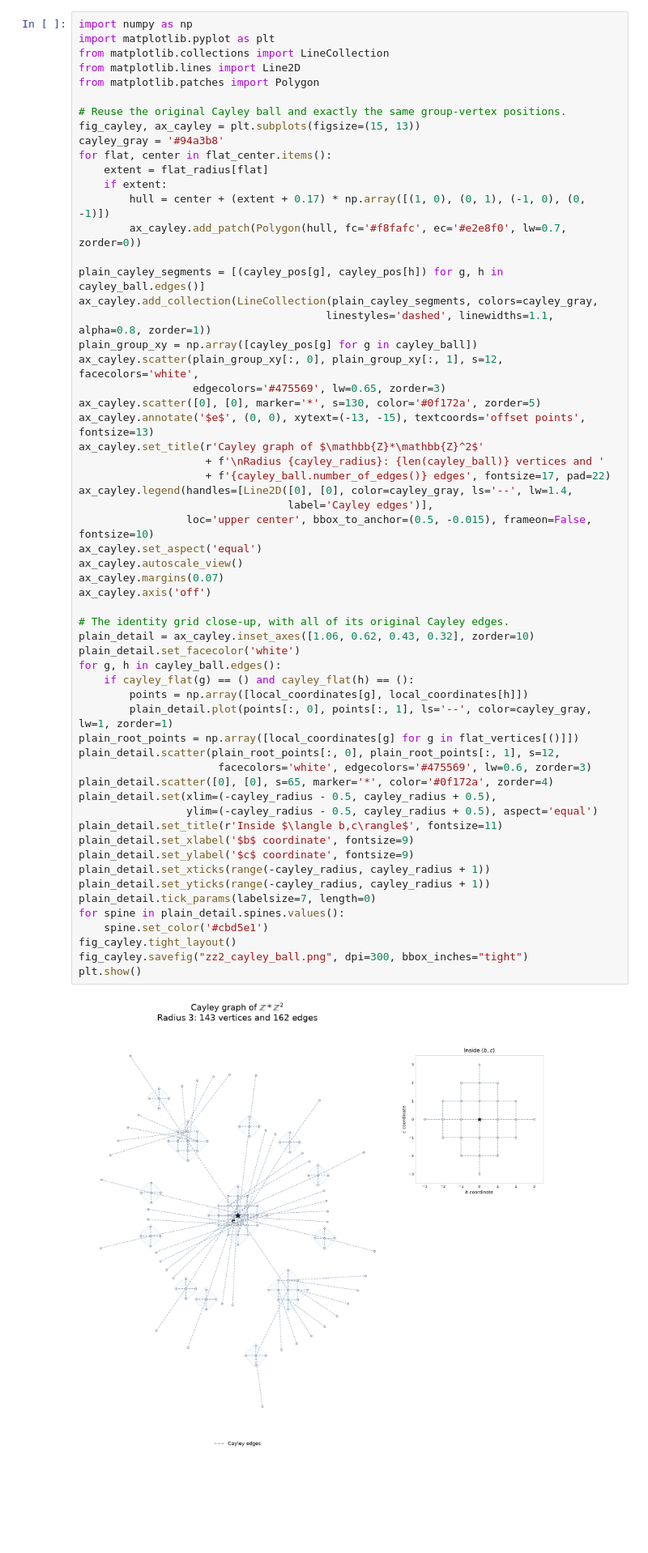
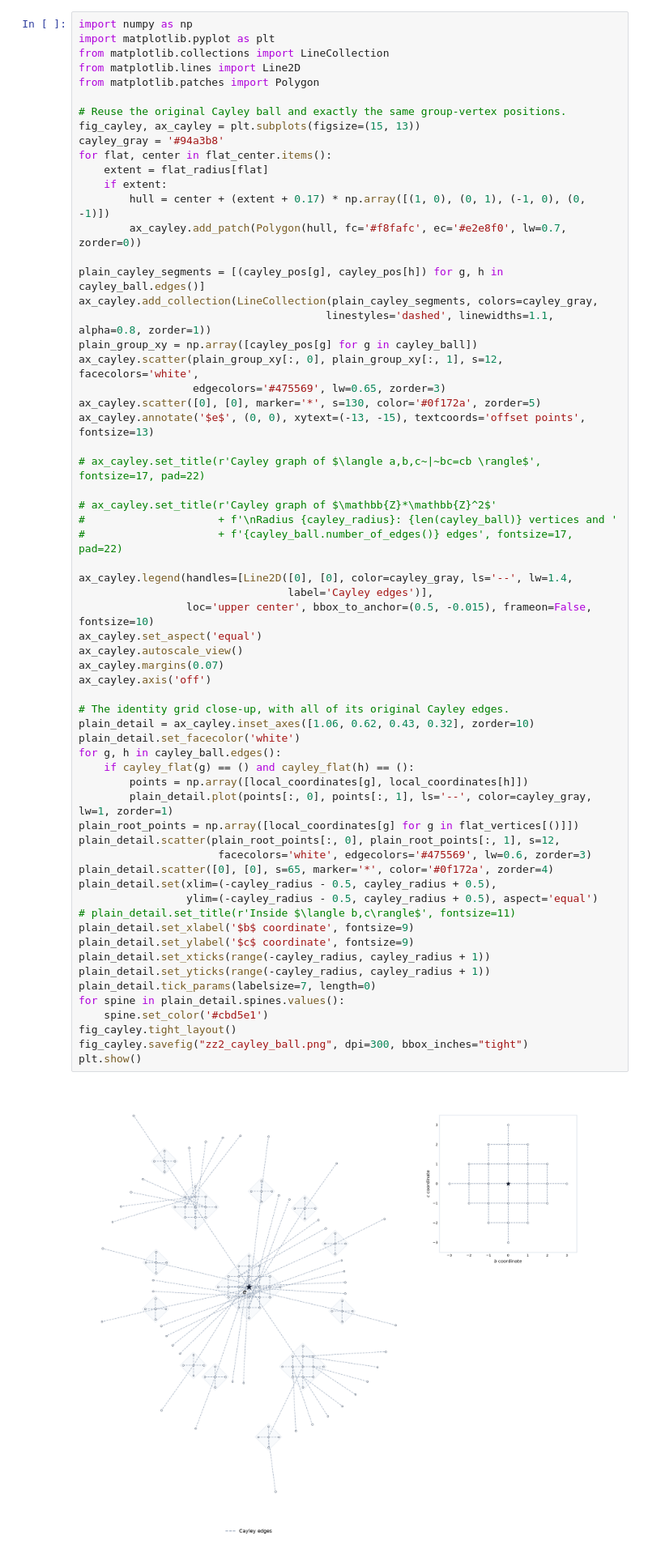
Before and after one commit to DothWalrus/automaton_of_F_2, a Jupyter notebook: geodesic_combing_zz2.ipynb, the cells around one changed output. Shown at 81% size. Cells and saved outputs as stored; diff of their text form; blank space fills up the shorter version.

```diff
--- a/geodesic_combing_zz2.ipynb
+++ b/geodesic_combing_zz2.ipynb
@@ -775,40 +785,44 @@ ax_cayley.scatter(plain_group_xy[:, 0], plain_group_xy[:, 1], s=12, facecolors='
                   edgecolors='#475569', lw=0.65, zorder=3)
 ax_cayley.scatter([0], [0], marker='*', s=130, color='#0f172a', zorder=5)
 ax_cayley.annotate('$e$', (0, 0), xytext=(-13, -15), textcoords='offset points', fontsize=13)
-ax_cayley.set_title(r'Cayley graph of $\mathbb{Z}*\mathbb{Z}^2$'
-                    + f'\nRadius {cayley_radius}: {len(cayley_ball)} vertices and '
-                    + f'{cayley_ball.number_of_edges()} edges', fontsize=17, pad=22)
+
+# ax_cayley.set_title(r'Cayley graph of $\langle a,b,c~|~bc=cb \rangle$', fontsize=17, pad=22)
+
+# ax_cayley.set_title(r'Cayley graph of $\mathbb{Z}*\mathbb{Z}^2$'
+#                     + f'\nRadius {cayley_radius}: {len(cayley_ball)} vertices and '
+#                     + f'{cayley_ball.number_of_edges()} edges', fontsize=17, pad=22)
+
 ax_cayley.legend(handles=[Line2D([0], [0], color=cayley_gray, ls='--', lw=1.4,
                                  label='Cayley edges')],
                  loc='upper center', bbox_to_anchor=(0.5, -0.015), frameon=False, fontsize=10)
 ax_cayley.set_aspect('equal')
 ax_cayley.autoscale_view()
 ax_cayley.margins(0.07)
 ax_cayley.axis('off')
 
 # The identity grid close-up, with all of its original Cayley edges.
 plain_detail = ax_cayley.inset_axes([1.06, 0.62, 0.43, 0.32], zorder=10)
 plain_detail.set_facecolor('white')
 for g, h in cayley_ball.edges():
     if cayley_flat(g) == () and cayley_flat(h) == ():
         points = np.array([local_coordinates[g], local_coordinates[h]])
         plain_detail.plot(points[:, 0], points[:, 1], ls='--', color=cayley_gray, lw=1, zorder=1)
 plain_root_points = np.array([local_coordinates[g] for g in flat_vertices[()]])
 plain_detail.scatter(plain_root_points[:, 0], plain_root_points[:, 1], s=12,
                       facecolors='white', edgecolors='#475569', lw=0.6, zorder=3)
 plain_detail.scatter([0], [0], s=65, marker='*', color='#0f172a', zorder=4)
 plain_detail.set(xlim=(-cayley_radius - 0.5, cayley_radius + 0.5),
                  ylim=(-cayley_radius - 0.5, cayley_radius + 0.5), aspect='equal')
-plain_detail.set_title(r'Inside $\langle b,c\rangle$', fontsize=11)
+# plain_detail.set_title(r'Inside $\langle b,c\rangle$', fontsize=11)
 plain_detail.set_xlabel('$b$ coordinate', fontsize=9)
 plain_detail.set_ylabel('$c$ coordinate', fontsize=9)
 plain_detail.set_xticks(range(-cayley_radius, cayley_radius + 1))
 plain_detail.set_yticks(range(-cayley_radius, cayley_radius + 1))
 plain_detail.tick_params(labelsize=7, length=0)
 for spine in plain_detail.spines.values():
     spine.set_color('#cbd5e1')
 fig_cayley.tight_layout()
 fig_cayley.savefig("zz2_cayley_ball.png", dpi=300, bbox_inches="tight")
 plt.show()
 # %% [output]
-[figure, old version]
+[figure, new version]
```
Also changed, not shown: parts of 7 cells of this notebook, 8 other files.
